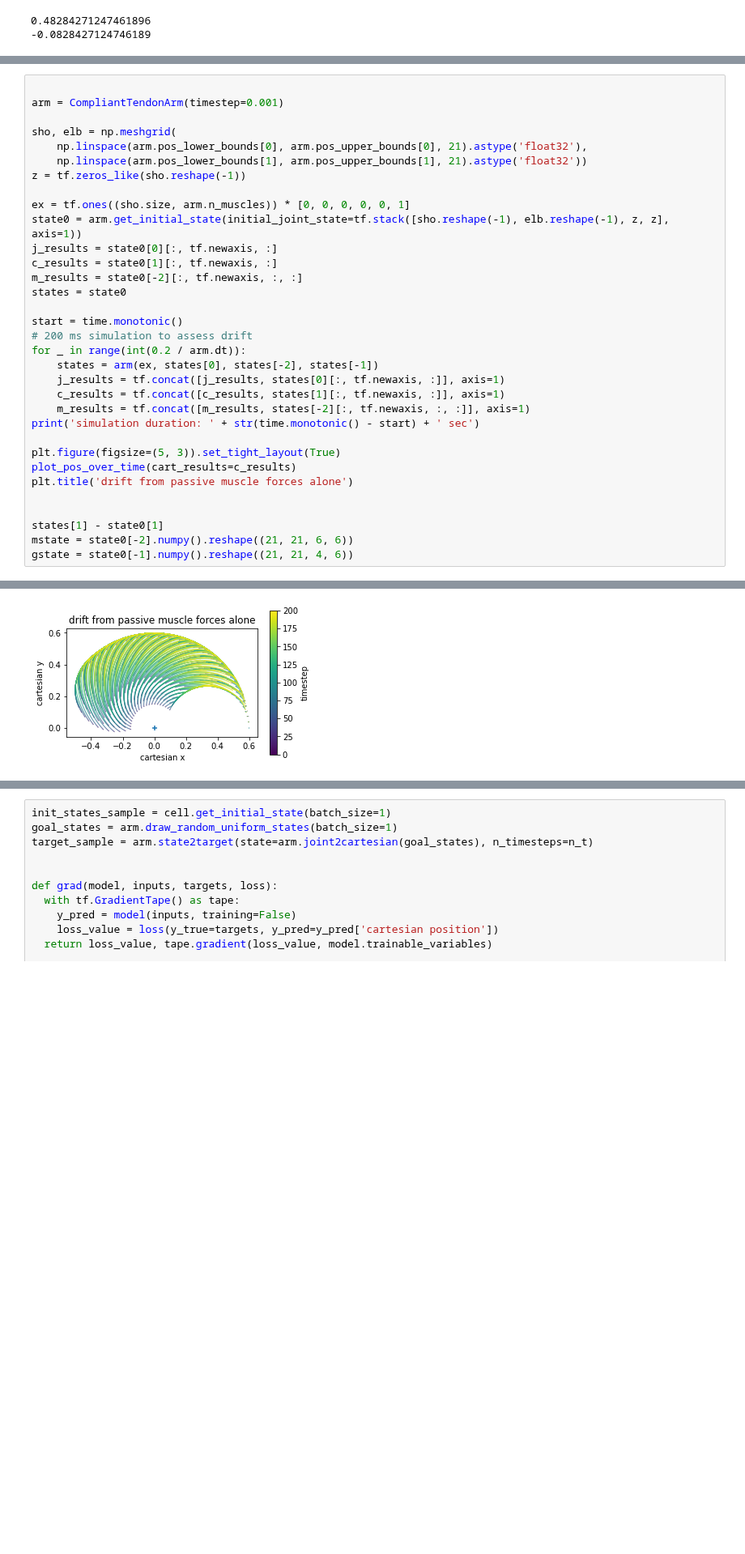
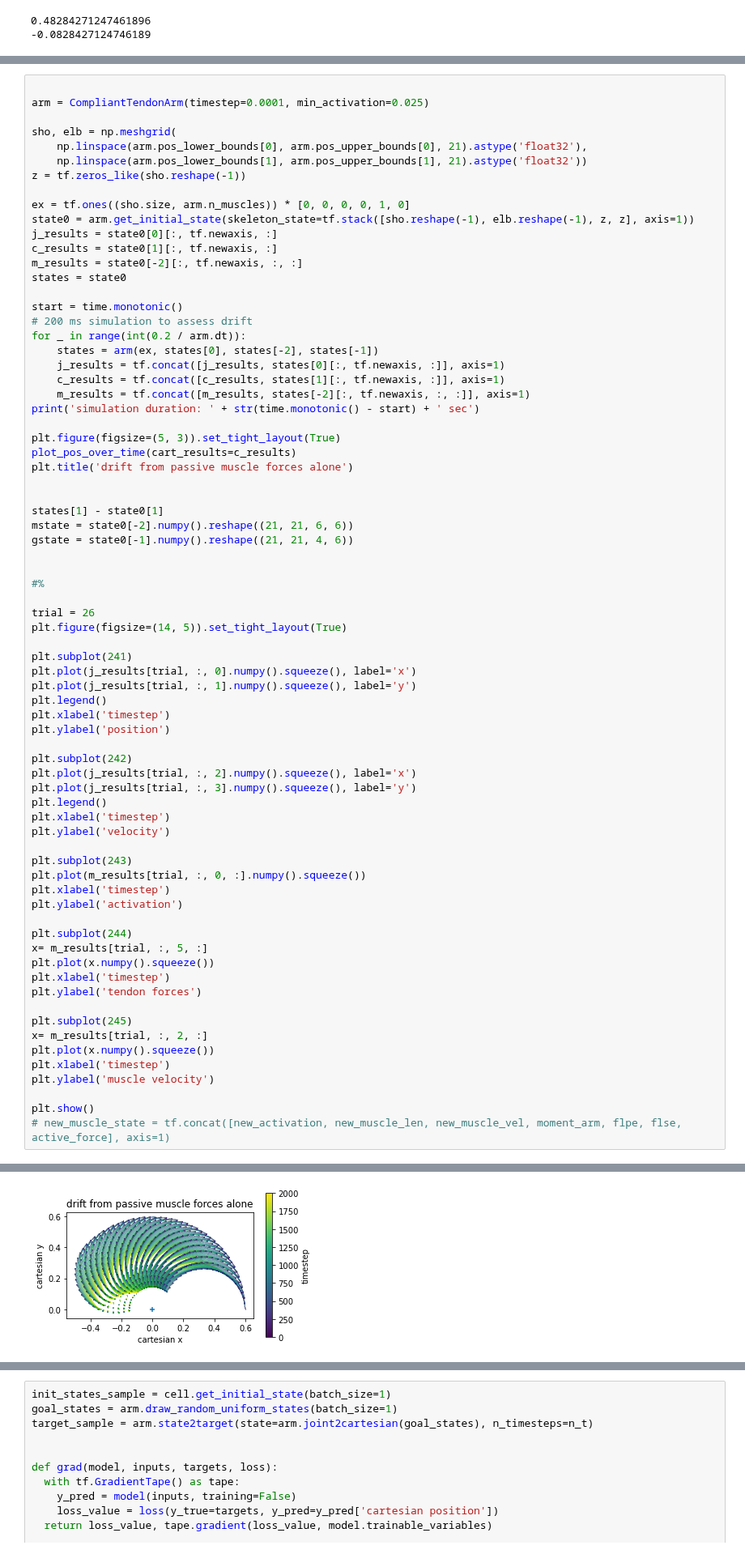
Before and after one commit to OlivierCodol/MotorNet, a Jupyter notebook: notebooks/oliviers_playground/compliant_tendon.ipynb, the cells around one changed output, grey strips where cells are left out. Shown at 81% size. Cells and saved outputs as stored; diff of their text form; blank space fills up the shorter version.

Commit message:
Experimental: played with compliant tendon model

```diff
--- a/notebooks/oliviers_playground/compliant_tendon.ipynb
+++ b/notebooks/oliviers_playground/compliant_tendon.ipynb
@@ -53,14 +65,14 @@ print(root2)
 # %%
 
-arm = CompliantTendonArm(timestep=0.001)
+arm = CompliantTendonArm(timestep=0.0001, min_activation=0.025)
 
 sho, elb = np.meshgrid(
     np.linspace(arm.pos_lower_bounds[0], arm.pos_upper_bounds[0], 21).astype('float32'),
     np.linspace(arm.pos_lower_bounds[1], arm.pos_upper_bounds[1], 21).astype('float32'))
 z = tf.zeros_like(sho.reshape(-1))
 
-ex = tf.ones((sho.size, arm.n_muscles)) * [0, 0, 0, 0, 0, 1]
-state0 = arm.get_initial_state(initial_joint_state=tf.stack([sho.reshape(-1), elb.reshape(-1), z, z], axis=1))
+ex = tf.ones((sho.size, arm.n_muscles)) * [0, 0, 0, 0, 1, 0]
+state0 = arm.get_initial_state(skeleton_state=tf.stack([sho.reshape(-1), elb.reshape(-1), z, z], axis=1))
 j_results = state0[0][:, tf.newaxis, :]
 c_results = state0[1][:, tf.newaxis, :]
 m_results = state0[-2][:, tf.newaxis, :, :]
@@ -83,4 +95,44 @@ plt.title('drift from passive muscle forces alone')
 states[1] - state0[1]
 mstate = state0[-2].numpy().reshape((21, 21, 6, 6))
 gstate = state0[-1].numpy().reshape((21, 21, 4, 6))
+
+
+#%
+
+trial = 26
+plt.figure(figsize=(14, 5)).set_tight_layout(True)
+
+plt.subplot(241)
+plt.plot(j_results[trial, :, 0].numpy().squeeze(), label='x')
+plt.plot(j_results[trial, :, 1].numpy().squeeze(), label='y')
+plt.legend()
+plt.xlabel('timestep')
+plt.ylabel('position')
+
+plt.subplot(242)
+plt.plot(j_results[trial, :, 2].numpy().squeeze(), label='x')
+plt.plot(j_results[trial, :, 3].numpy().squeeze(), label='y')
+plt.legend()
+plt.xlabel('timestep')
+plt.ylabel('velocity')
+
+plt.subplot(243)
+plt.plot(m_results[trial, :, 0, :].numpy().squeeze())
+plt.xlabel('timestep')
+plt.ylabel('activation')
+
+plt.subplot(244)
+x= m_results[trial, :, 5, :]
+plt.plot(x.numpy().squeeze())
+plt.xlabel('timestep')
+plt.ylabel('tendon forces')
+
+plt.subplot(245)
+x= m_results[trial, :, 2, :]
+plt.plot(x.numpy().squeeze())
+plt.xlabel('timestep')
+plt.ylabel('muscle velocity')
+
+plt.show()
+# new_muscle_state = tf.concat([new_activation, new_muscle_len, new_muscle_vel, moment_arm, flpe, flse, active_force], axis=1)
 # %% [output]
@@ -88 +140 @@ simulation duration: 3.1100000000000136 sec
-[figure, old version]
+[figure, new version]
```
Also changed, not shown: parts of 12 cells of this notebook, 1 other file.
